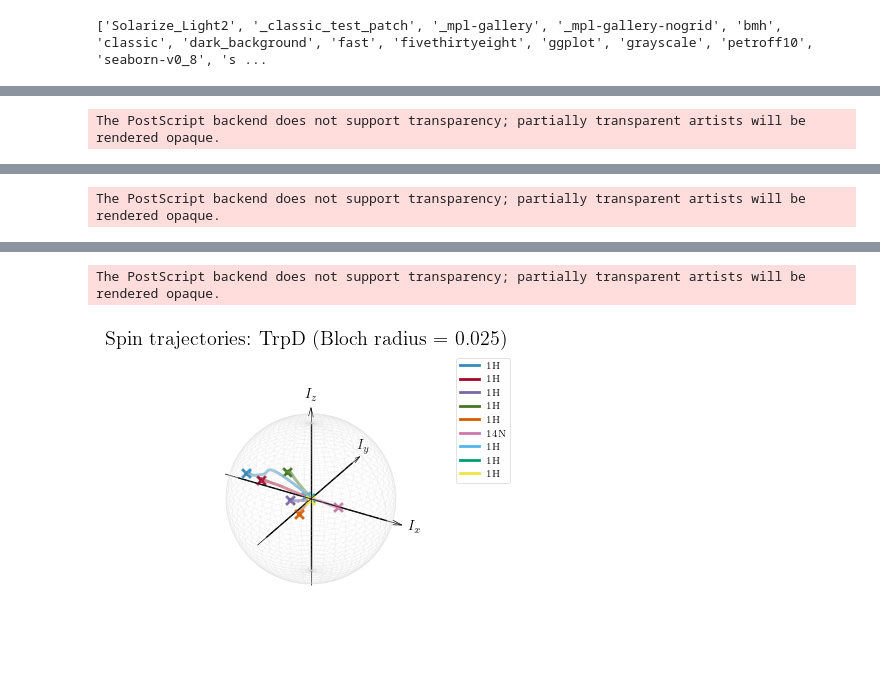
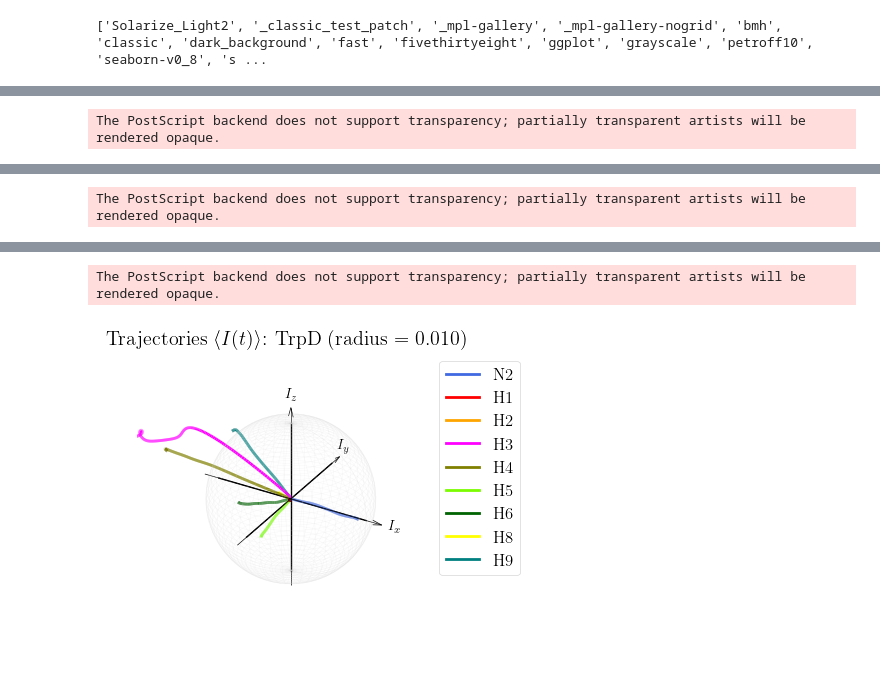
Before and after one commit to KenHino/radicalpair-tensornetwork, a Jupyter notebook: anisotropy/plot-dnp.ipynb, the cells around one changed output, grey strips where cells are left out. Saved outputs shown, nothing was run; the diff lists cells and outputs as text; code cells hidden in the pictures.

```diff
--- a/anisotropy/plot-dnp.ipynb
+++ b/anisotropy/plot-dnp.ipynb
@@ -152,10 +166,10 @@ from matplotlib import colors as mcolors
 
 
 def get_spin_label(i: int) -> str:
-    """Iz プロット (Cell 3) と同じルールで凡例用ラベルを返す"""
+    """Return the legend label using the same rule as the Iz plot (Cell 4)."""
     rdm = data[(i, i)]
-    # Cell 3 と同じ分子名の割り当て
-    if i < 8:
+    # Same molecule-name assignment as in the Iz plot
+    if i < 9:
         mol = "TrpC"
     elif i < 18:
         mol = "FAD"
@@ -173,7 +187,7 @@ def get_spin_label(i: int) -> str:
             return mol
 
 def get_mol_marker(i):
-    if   i < 8:  return "TrpC", "o"
+    if   i < 9:  return "TrpC", "o"
     elif i < 18: return "FAD", "s"
     else:        return "TrpD", "^"
 
@@ -185,7 +199,7 @@ def mol_indices():
     return mols
 
 def compute_radius_all():
-    # 全分子・全サイトで最大ノルム取得（radius統一）
+    # Get the maximum norm across all sites (shared radius)
     max_radius = 0
     for i in range(27):
         Ix, Iy, Iz = compute_y(i)
@@ -197,7 +211,7 @@ def compute_radius_all():
 
 color_cycle = plt.rcParams['axes.prop_cycle'].by_key()['color']
 mols = mol_indices()
-# 分子ごとに半径を決められるように
+# Allow per-molecule radii
 radii = {}
 for mol, indices in mols.items():
     max_radius = 0
@@ -207,27 +221,28 @@ for mol, indices in mols.items():
             continue
         norms = np.sqrt(Ix**2 + Iy**2 + Iz**2)
         max_radius = max(max_radius, norms.max())
-    radii[mol] = max_radius
+    # radii[mol] = max_radius
+    radii[mol] = 0.01 # max_radius
 
 for mol, indices in mols.items():
     if not indices:
         continue
     radius = radii[mol]
 
-    fig = plt.figure(figsize=(3.8, 3.6))  # 論文用にかなりコンパクトに
+    fig = plt.figure(figsize=(3.8, 3.6))  # Compact, publication-ready size
     ax = fig.add_subplot(111, projection="3d")
 
-    # 背景色を白に
+    # White background
     fig.patch.set_facecolor("white")
     ax.set_facecolor("white")
 
-    # 軸調整
+    # Axis limits
     lim = radius * 1.05
     ax.set_xlim(-lim, lim)
     ax.set_ylim(-lim, lim)
     ax.set_zlim(-lim, lim)
 
-    # ticks / ラベルは非表示（教科書的なシンプルな軸）
+    # Hide ticks/labels (clean, textbook-style axes)
     ax.set_xticks([])
     ax.set_yticks([])
     ax.set_zticks([])
@@ -241,93 +256,96 @@ for mol, indices in mols.items():
     ax.quiver(0, -arrow_len, 0, 0, 2*arrow_len, 0, color="black", arrow_length_ratio=0.05, linewidth=0.5)
     ax.quiver(0, 0, -arrow_len, 0, 0, 2*arrow_len, color="black", arrow_length_ratio=0.05, linewidth=0.5)
 
-    # 球面（ワイヤーフレーム）は残す
+    # Keep the sphere wireframe
     u = np.linspace(0, 2 * np.pi, 50)
     v = np.linspace(0, np.pi, 50)
     x_sphere = radius * np.outer(np.cos(u), np.sin(v))
     y_sphere = radius * np.outer(np.sin(u), np.sin(v))
     z_sphere = radius * np.outer(np.ones_like(u), np.cos(v))
     ax.plot_wireframe(x_sphere, y_sphere, z_sphere,
-                      color="lightgray", linewidth=0.5, alpha=0.2)
+                      color="lightgrey", linewidth=0.3, alpha=0.2)
 
-    plotted_start = False  # start markerは1回だけ
-    used_labels = set()    # Iz プロットと同じラベルを 1 回だけ表示
+    plotted_start = False  # add the start marker only once
+    used_labels = set()    # show each legend label only once
+
+    # Sort trajectories/legend by the order in name_dict
+    indices = sorted(indices, key=lambda i: (name_dict[i][1] is None, name_dict[i][1] if name_dict[i][1] is not None else 10**9))
 
     for j, i in enumerate(indices):
         Ix, Iy, Iz = compute_y(i)
         if Iz is None:
             continue
-        color = color_cycle[j % len(color_cycle)]
-        label = get_spin_label(i)
+        #color = color_cycle[j % len(color_cycle)]
+        label, order, color = name_dict[i]
 
-        # --- グラデーション用のセグメント生成 ---
+        # --- Build line segments (for per-segment coloring) ---
         pts = np.column_stack([Ix, Iy, Iz])
-        # N 点 → N-1 本の線分
+        # N points -> N-1 line segments
         segments = np.stack([pts[:-1], pts[1:]], axis=1)
 
-        # 薄い色(始点)→元の色(終点)のカラーマップを作る
-        base_rgb = np.array(mcolors.to_rgb(color))
-        light_rgb = 0.6 * base_rgb + 0.4 * np.array([1.0, 1.0, 1.0])  # 少し白を混ぜた薄色
-        cmap = mcolors.LinearSegmentedColormap.from_list(
-            f"grad_{j}", [light_rgb, base_rgb]
-        )
+        # (Optional) colormap from a lighter start color to the final color
+        #base_rgb = np.array(mcolors.to_rgb(color))
+        #light_rgb = 0.6 * base_rgb + 0.4 * np.array([1.0, 1.0, 1.0])  # slightly lightened start color
+        #cmap = mcolors.LinearSegmentedColormap.from_list(
+        #    f"grad_{j}", [light_rgb, base_rgb]
+        #)
         t = np.linspace(0.0, 1.0, len(segments))
-        lc = Line3DCollection(segments, cmap=cmap, linewidth=2)
+        #lc = Line3DCollection(segments, cmap=cmap, linewidth=2)
+        lc = Line3DCollection(segments, color=color, linewidth=2)
         lc.set_array(t)
         ax.add_collection3d(lc)
 
-        # ラベル用に凡例を1つだけ登録（代表線として plot を1本だけ引く）
+        # Register one legend entry per label (use an empty handle)
         # if label not in used_labels:
-        ax.plot([], [], [], color=base_rgb, lw=2, label=label)
+        #ax.plot([], [], [], color=base_rgb, lw=2, label=label)
+        ax.plot([], [], [], color=color, lw=2, label=label)
         #     used_labels.add(label)
 
-        # 始点（1回だけlegendに追加）
+        # Start point (add to legend only once)
         # if not plotted_start:
         #     ax.scatter(Ix[0], Iy[0], Iz[0], color="green", s=40, label="start")
         #     plotted_start = True
         # else:
         #     ax.scatter(Ix[0], Iy[0], Iz[0], color="green", s=40)
-        # 終点（siteごと・legendなし, label指定しない）
-        ax.scatter(Ix[-1], Iy[-1], Iz[-1], color=base_rgb, s=40, marker="x")
+        # End point (per-site; no legend entry)
+        #ax.scatter(Ix[-1], Iy[-1], Iz[-1], color=base_rgb, s=40, marker="x")
 
 
-    # 背景の面を消す + グリッド非表示 + フレーム線を消す
+    # Remove axis panes + hide grid + hide frame lines
     for pane in [ax.xaxis.pane, ax.yaxis.pane, ax.zaxis.pane]:
         pane.set_visible(False)
     ax.grid(False)
-    # 3D 軸の枠線（frame）も消す
+    # Also hide 3D axis frame lines
     try:
         ax.set_frame_on(False)
     except Exception:
         pass
 
-    # x軸, y軸, z軸を直線（矢印付き）として描画
+    # Draw x/y/z axes as straight lines
     axis_vals = np.linspace(-radius, radius, 100)
-    # 実線
+    # Solid lines
     ax.plot(axis_vals, np.zeros_like(axis_vals), np.zeros_like(axis_vals),
-            color="black", lw=1.0)  # x 軸 (y=z=0)
+            color="black", lw=1.0)  # x axis (y=z=0)
     ax.plot(np.zeros_like(axis_vals), axis_vals, np.zeros_like(axis_vals),
-            color="black", lw=1.0)  # y 軸 (x=z=0)
+            color="black", lw=1.0)  # y axis (x=z=0)
     ax.plot(np.zeros_like(axis_vals), np.zeros_like(axis_vals), axis_vals,
-            color="black", lw=1.0)  # z 軸 (x=y=0)
-    # 矢印（原点から正方向）
-
-    # 軸ラベルを矢印の先に配置
+            color="black", lw=1.0)  # z axis (x=y=0)
+    # Axis labels placed at arrow tips
     text_r = 1.28 * radius
     ax.text(text_r, 0, 0, r"$I_x$", fontsize=10, ha="left", va="center")
     ax.text(0, text_r, 0, r"$I_y$", fontsize=10, ha="center", va="bottom")
     ax.text(0, 0, text_r, r"$I_z$", fontsize=10, ha="center", va="bottom")
 
-    ax.set_title(f"Spin trajectories: {mol} (Bloch radius = {radius:.3f})")
+    ax.set_title(rf"Trajectories $\langle I(t)\rangle$: {mol} (radius = {radius:.3f})")
 
-    # legendは図のすぐ横に（さらに近め）配置
-    ax.legend(loc="upper left", fontsize=7, ncol=1, bbox_to_anchor=(0.98, 1.0))
+    # Legend placed close to the plot
+    ax.legend(loc="upper left", fontsize=12, ncol=1, bbox_to_anchor=(0.98, 1.0))
     ax.set_box_aspect([1, 1, 1])
 
-    # 余白を極力小さくしてタイトに配置（legend 分だけ右をわずかに空ける）
+    # Tight layout (leave only a small margin for the legend)
     plt.subplots_adjust(left=0.01, right=0.80, bottom=0.01, top=0.99)
 
-    # 高解像度 EPS で保存
+    # Save as high-resolution EPS
     fig.savefig(f"spin_trajectory_{mol}.eps", format="eps", dpi=600, bbox_inches="tight")
 
     plt.show()
@@ -339,5 +357,5 @@ The PostScript backend does not support transparency; partially transparent arti
 The PostScript backend does not support transparency; partially transparent artists will be rendered opaque.
-[figure, old version]
+[figure, new version]
 # %%
 names = {
     0: "C: T+",
```
Also changed, not shown: parts of 5 cells of this notebook, 31 other files.
